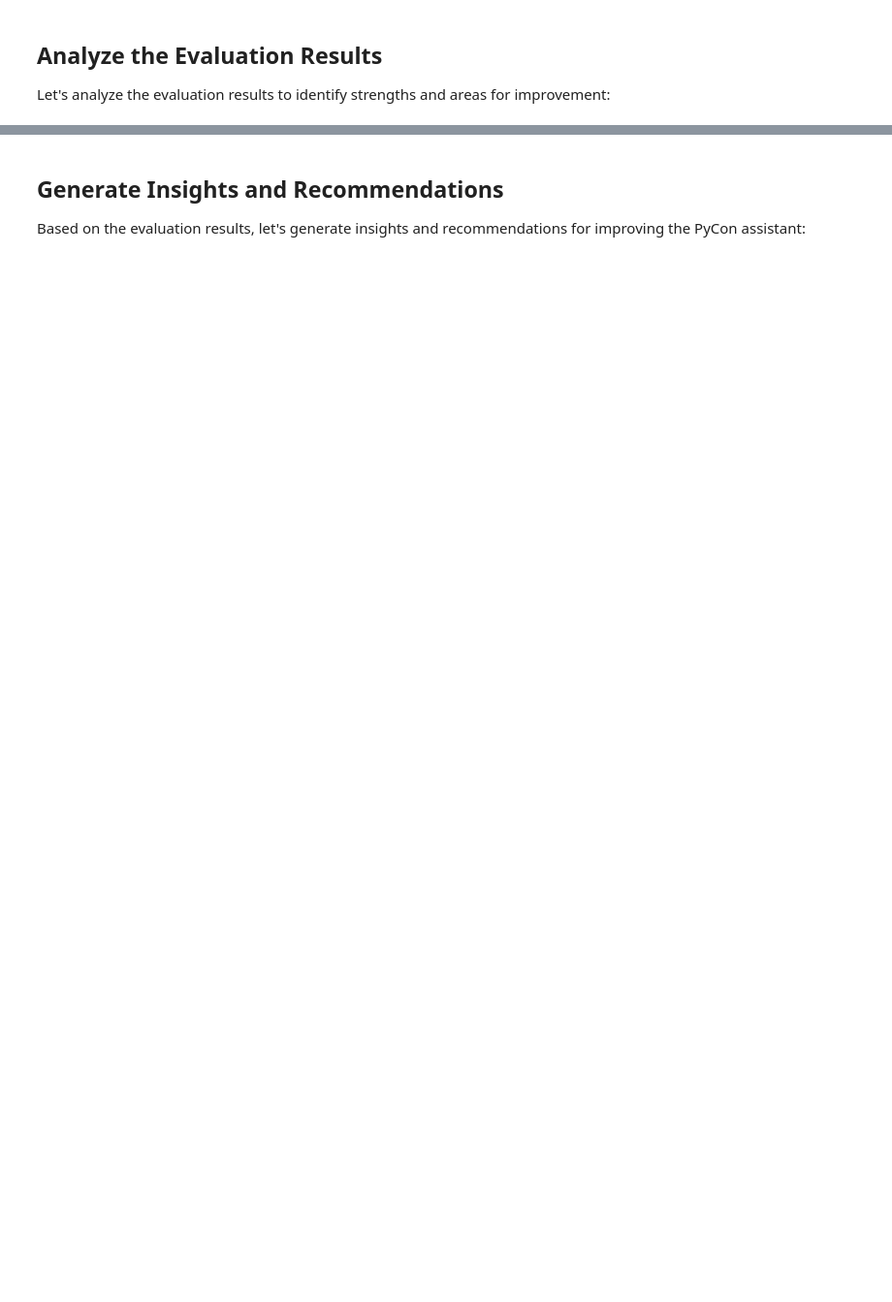
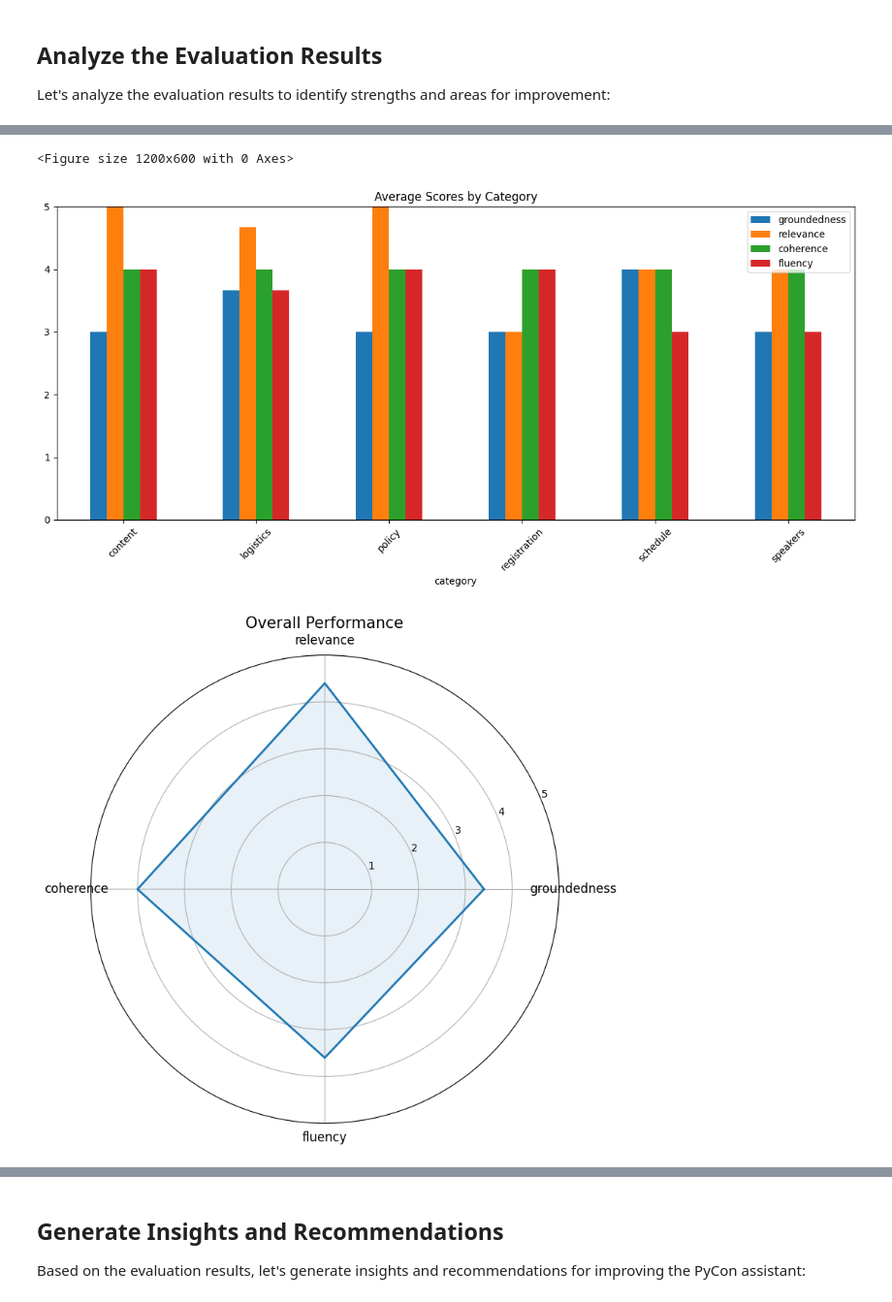
Before and after one commit to l0lawrence/pycon, a Jupyter notebook: pycon_assistant_evaluation.ipynb, the cells around one changed output, grey strips where cells are left out. Shown: that part at 97% size. Saved outputs shown, nothing was run; the diff lists cells and outputs as text; code cells hidden in the pictures; blank space fills up the shorter version.

```diff
--- a/pycon_assistant_evaluation.ipynb
+++ b/pycon_assistant_evaluation.ipynb
@@ -132,7 +133,7 @@ def pycon_assistant(query):
     """Simulate a PyCon assistant by using Azure OpenAI with a specific system prompt"""
     try:
         response = client.chat.completions.create(
-            model=model_config["deployment_name"],
+            model=model_config["azure_deployment"],
             messages=[
                 {"role": "system", "content": PYCON_ASSISTANT_SYSTEM_PROMPT},
                 {"role": "user", "content": query}
@@ -519,30 +348,13 @@ with open("pycon_assistant_evaluation_results.json", "r") as f:
 rows_data = []
 for row in eval_results["rows"]:
     row_data = {
-        "query": row["data"]["query"],
-        "category": row["data"]["category"],
-        "groundedness": row["outputs"]["groundedness"]["value"] if "groundedness" in row["outputs"] else None,
-        "relevance": row["outputs"]["relevance"]["value"] if "relevance" in row["outputs"] else None,
-        "coherence": row["outputs"]["coherence"]["value"] if "coherence" in row["outputs"] else None,
-        "fluency": row["outputs"]["fluency"]["value"] if "fluency" in row["outputs"] else None,
-        "expected_pattern": row["outputs"]["expected_pattern"]["value"] if "expected_pattern" in row["outputs"] else None,
+        "query": row["inputs.query"],
+        "category": row["inputs.category"],
+        "groundedness": row["outputs.groundedness.groundedness"],
+        "relevance": row["outputs.relevance.relevance"],
+        "coherence": row["outputs.coherence.coherence"],
+        "fluency": row["outputs.fluency.fluency"],
     }
-
-    # Add conference assistant specific scores if available
-    if "conference_assistant" in row["outputs"]:
-        conf_scores = row["outputs"]["conference_assistant"]
-        if "helpfulness" in conf_scores:
-            row_data["helpfulness"] = conf_scores["helpfulness"]["score"]
-        if "friendliness" in conf_scores:
-            row_data["friendliness"] = conf_scores["friendliness"]["score"]
-        if "conciseness" in conf_scores:
-            row_data["conciseness"] = conf_scores["conciseness"]["score"]
-        if "accuracy" in conf_scores:
-            row_data["accuracy"] = conf_scores["accuracy"]["score"]
-        if "overall" in conf_scores:
-            row_data["overall"] = conf_scores["overall"]["score"]
-        if "average_score" in conf_scores:
-            row_data["average_score"] = conf_scores["average_score"]
 
     rows_data.append(row_data)
 
@@ -555,8 +367,11 @@ display(df)
 # Create visualizations to analyze results
 plt.figure(figsize=(12, 6))
 
+# Only select numeric columns for mean calculation
+numeric_cols = df.select_dtypes(include=['number']).columns.tolist()
+
 # Overall metrics by category
-category_scores = df.groupby('category').mean()
+category_scores = df.groupby('category')[numeric_cols].mean()
 category_scores.plot(kind='bar', figsize=(12, 6), title='Average Scores by Category')
 plt.xticks(rotation=45)
 plt.ylim(0, 5)  # Assuming scores are on a 0-5 scale
@@ -565,8 +380,8 @@ plt.show()
 
 # Create radar charts for each category
 categories = df['category'].unique()
-metrics = ['groundedness', 'relevance', 'coherence', 'fluency', 'helpfulness', 'friendliness', 'conciseness', 'accuracy']
-metrics = [m for m in metrics if m in df.columns]
+metrics = [m for m in ['groundedness', 'relevance', 'coherence', 'fluency', 'helpfulness', 'friendliness', 'conciseness', 'accuracy']
+          if m in numeric_cols]
 
 # Function to create a radar chart
 def create_radar_chart(category_data, title):
@@ -610,3 +425,4 @@ for category in categories:
     create_radar_chart(category_data, f'Performance: {category} questions')
     plt.tight_layout()
     plt.show()
+# %% [output]
@@ -612,0 +440,3 @@ for category in categories:
+<Figure size 1200x600 with 0 Axes>
+[figure, added]
+[figure, added]
```
Also changed, not shown: parts of 7 cells of this notebook.
